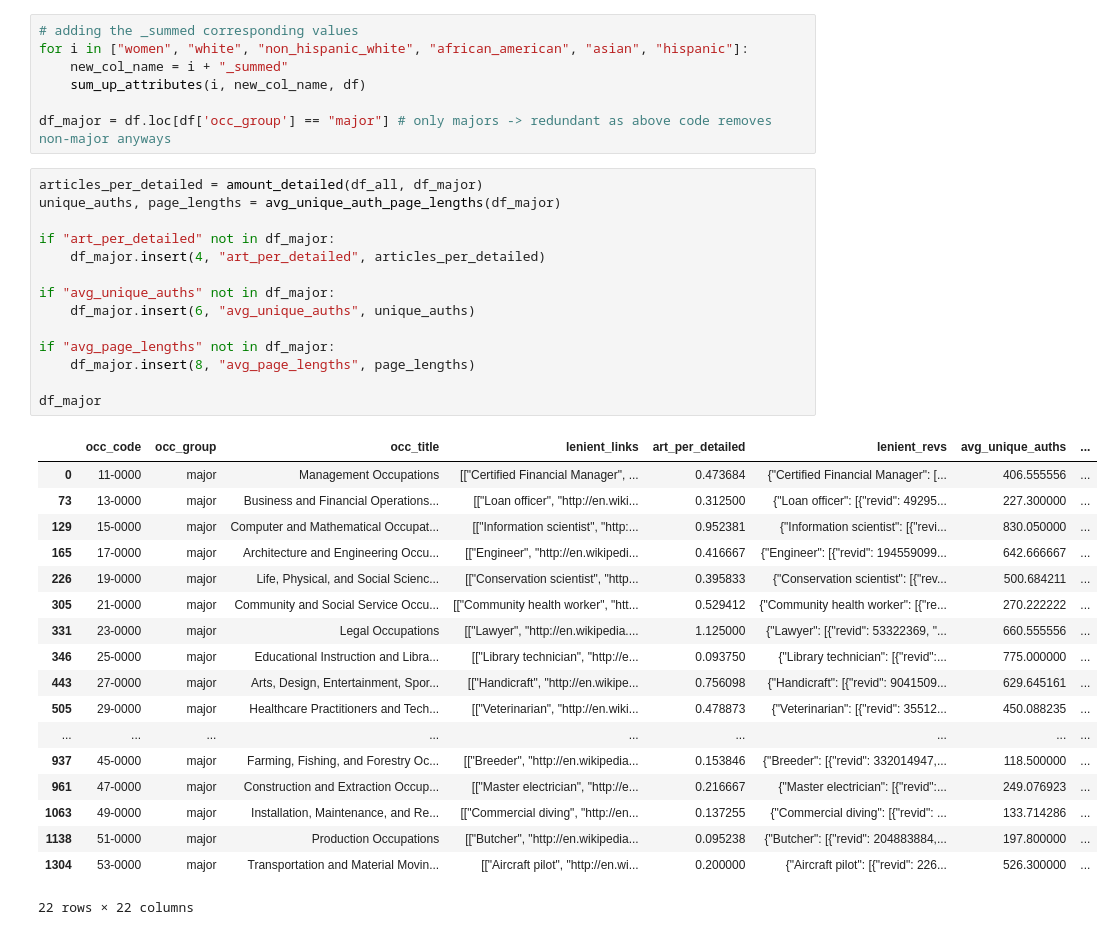
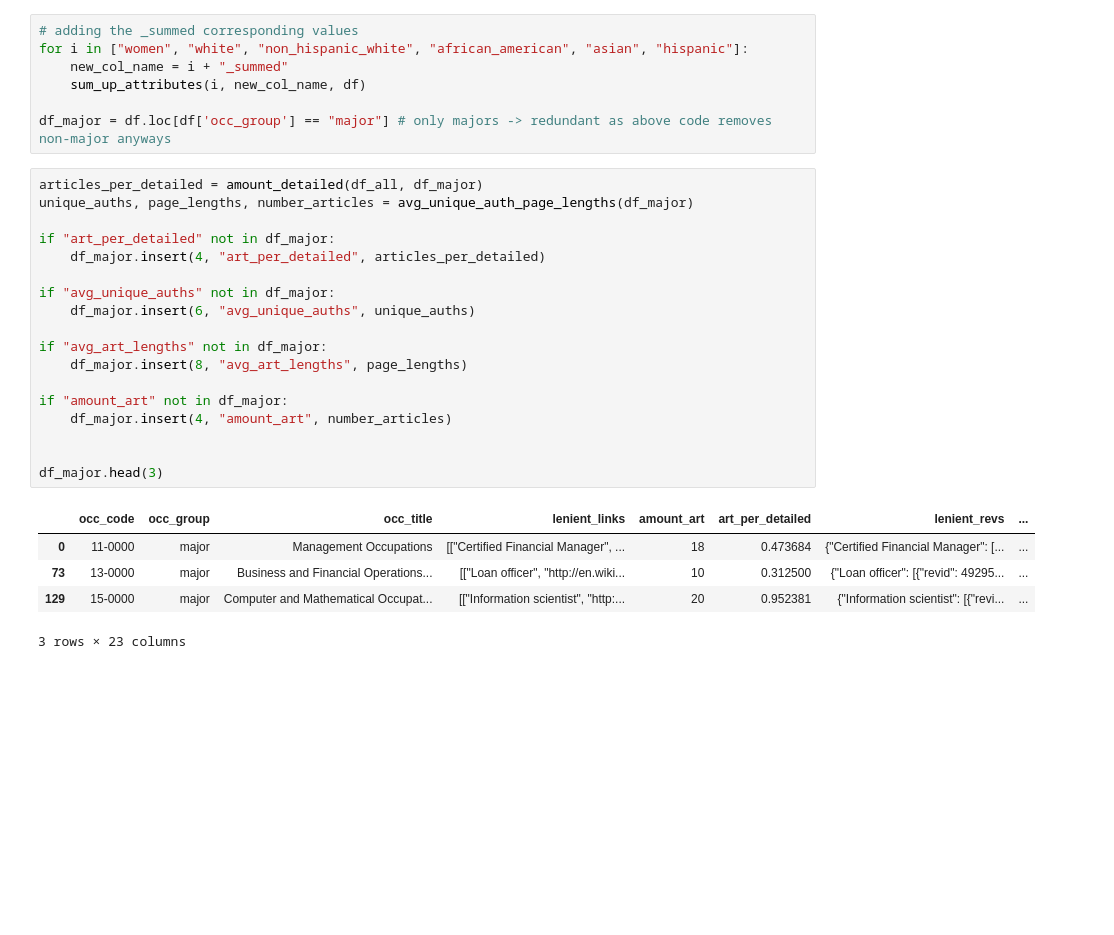
Before and after one commit to digital-scrappy/wikipedia-revisions, a Jupyter notebook: Analysis/gender_race_analysis.ipynb, the cells around one changed output. Saved outputs shown, nothing was run; the diff lists cells and outputs as text; blank space fills up the shorter version.

```diff
--- a/Analysis/gender_race_analysis.ipynb
+++ b/Analysis/gender_race_analysis.ipynb
@@ -66,34 +73,25 @@ for i in ["women", "white", "non_hispanic_white", "african_american", "asian", "
 df_major = df.loc[df['occ_group'] == "major"] # only majors -> redundant as above code removes non-major anyways
 # %%
 articles_per_detailed = amount_detailed(df_all, df_major)
-unique_auths, page_lengths = avg_unique_auth_page_lengths(df_major)
+unique_auths, page_lengths, number_articles = avg_unique_auth_page_lengths(df_major)
 
 if "art_per_detailed" not in df_major:
     df_major.insert(4, "art_per_detailed", articles_per_detailed)
 
 if "avg_unique_auths" not in df_major:
     df_major.insert(6, "avg_unique_auths", unique_auths)
 
-if "avg_page_lengths" not in df_major:
-    df_major.insert(8, "avg_page_lengths", page_lengths)
+if "avg_art_lengths" not in df_major:
+    df_major.insert(8, "avg_art_lengths", page_lengths)
 
-df_major
+if "amount_art" not in df_major:
+    df_major.insert(4, "amount_art", number_articles)
+
+
+df_major.head(3)
 # %% [output]
-|  | occ_code | occ_group | occ_title | lenient_links | art_per_detailed | lenient_revs | avg_unique_auths | ... |
-| 0 | 11-0000 | major | Management Occupations | [["Certified Financial Manager", ... | 0.473684 | {"Certified Financial Manager": [... | 406.555556 | ... |
-| 73 | 13-0000 | major | Business and Financial Operations... | [["Loan officer", "http://en.wiki... | 0.312500 | {"Loan officer": [{"revid": 49295... | 227.300000 | ... |
-| 129 | 15-0000 | major | Computer and Mathematical Occupat... | [["Information scientist", "http:... | 0.952381 | {"Information scientist": [{"revi... | 830.050000 | ... |
-| 165 | 17-0000 | major | Architecture and Engineering Occu... | [["Engineer", "http://en.wikipedi... | 0.416667 | {"Engineer": [{"revid": 194559099... | 642.666667 | ... |
-| 226 | 19-0000 | major | Life, Physical, and Social Scienc... | [["Conservation scientist", "http... | 0.395833 | {"Conservation scientist": [{"rev... | 500.684211 | ... |
-| 305 | 21-0000 | major | Community and Social Service Occu... | [["Community health worker", "htt... | 0.529412 | {"Community health worker": [{"re... | 270.222222 | ... |
-| 331 | 23-0000 | major | Legal Occupations | [["Lawyer", "http://en.wikipedia.... | 1.125000 | {"Lawyer": [{"revid": 53322369, "... | 660.555556 | ... |
-| 346 | 25-0000 | major | Educational Instruction and Libra... | [["Library technician", "http://e... | 0.093750 | {"Library technician": [{"revid":... | 775.000000 | ... |
-| 443 | 27-0000 | major | Arts, Design, Entertainment, Spor... | [["Handicraft", "http://en.wikipe... | 0.756098 | {"Handicraft": [{"revid": 9041509... | 629.645161 | ... |
-| 505 | 29-0000 | major | Healthcare Practitioners and Tech... | [["Veterinarian", "http://en.wiki... | 0.478873 | {"Veterinarian": [{"revid": 35512... | 450.088235 | ... |
-| ... | ... | ... | ... | ... | ... | ... | ... | ... |
-| 937 | 45-0000 | major | Farming, Fishing, and Forestry Oc... | [["Breeder", "http://en.wikipedia... | 0.153846 | {"Breeder": [{"revid": 332014947,... | 118.500000 | ... |
-| 961 | 47-0000 | major | Construction and Extraction Occup... | [["Master electrician", "http://e... | 0.216667 | {"Master electrician": [{"revid":... | 249.076923 | ... |
-| 1063 | 49-0000 | major | Installation, Maintenance, and Re... | [["Commercial diving", "http://en... | 0.137255 | {"Commercial diving": [{"revid": ... | 133.714286 | ... |
-| 1138 | 51-0000 | major | Production Occupations | [["Butcher", "http://en.wikipedia... | 0.095238 | {"Butcher": [{"revid": 204883884,... | 197.800000 | ... |
-| 1304 | 53-0000 | major | Transportation and Material Movin... | [["Aircraft pilot", "http://en.wi... | 0.200000 | {"Aircraft pilot": [{"revid": 226... | 526.300000 | ... |
+|  | occ_code | occ_group | occ_title | lenient_links | amount_art | art_per_detailed | lenient_revs | ... |
+| 0 | 11-0000 | major | Management Occupations | [["Certified Financial Manager", ... | 18 | 0.473684 | {"Certified Financial Manager": [... | ... |
+| 73 | 13-0000 | major | Business and Financial Operations... | [["Loan officer", "http://en.wiki... | 10 | 0.312500 | {"Loan officer": [{"revid": 49295... | ... |
+| 129 | 15-0000 | major | Computer and Mathematical Occupat... | [["Information scientist", "http:... | 20 | 0.952381 | {"Information scientist": [{"revi... | ... |
-22 rows × 22 columns
+3 rows × 23 columns
```
Also changed, not shown: parts of 19 cells of this notebook, 2 other files.
